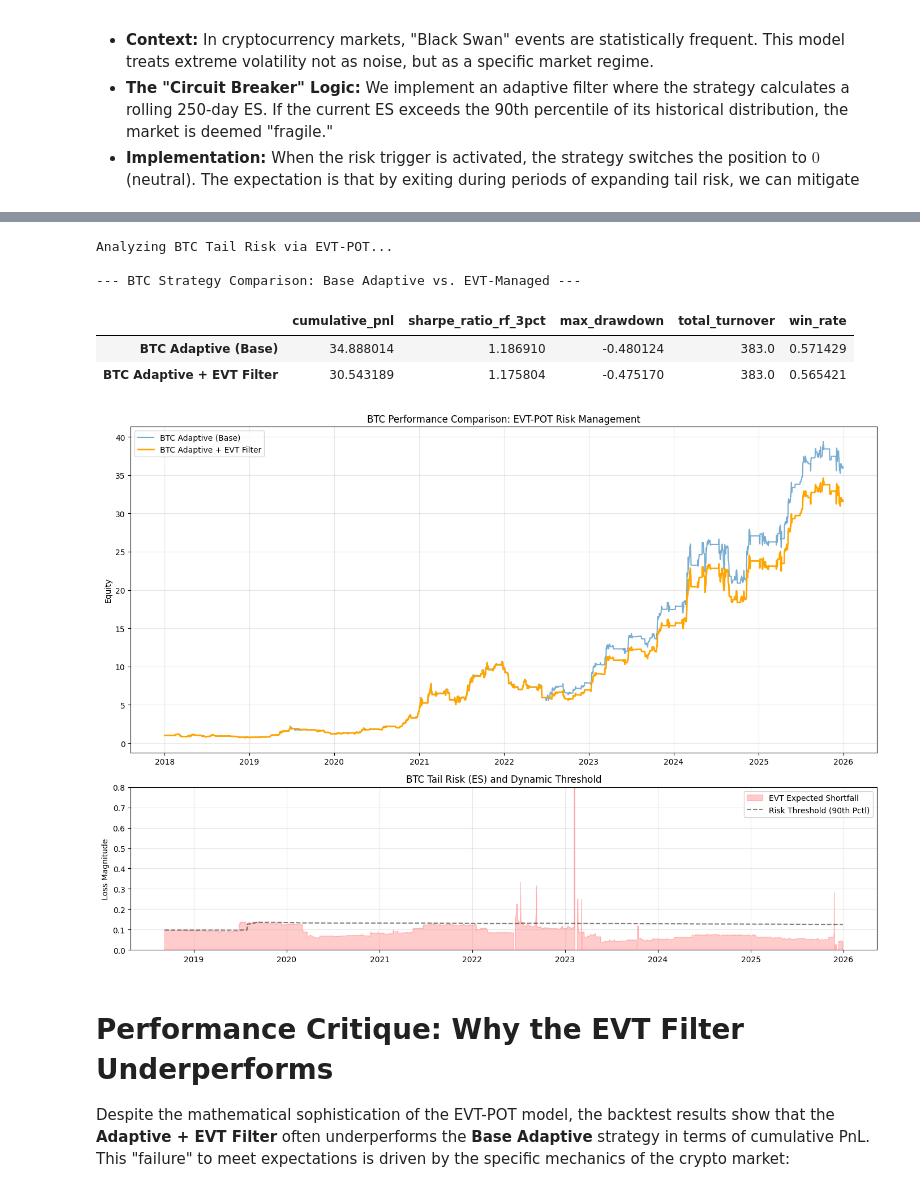
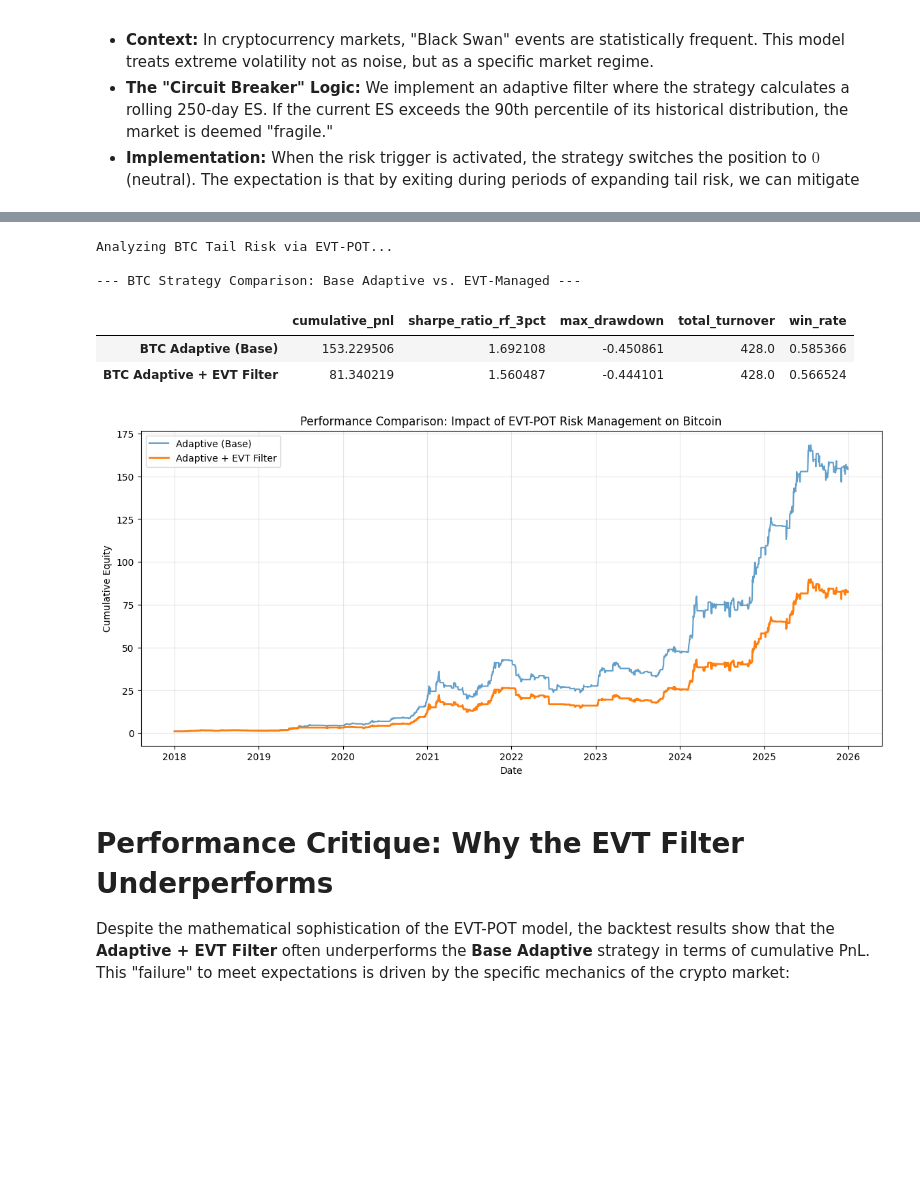
Before and after one commit to yizhouhang/dse4211_crypto_portfolio, a Jupyter notebook: Adaptive/trend_strength_filter_adpative_with_combined_filter_comparison_and_EVT_analysis.ipynb, the cells around one changed output, grey strips where cells are left out. Saved outputs shown, nothing was run; the diff lists cells and outputs as text; code cells hidden in the pictures; blank space fills up the shorter version.

```diff
--- a/Adaptive/trend_strength_filter_adpative_with_combined_filter_comparison_and_EVT_analysis.ipynb
+++ b/Adaptive/trend_strength_filter_adpative_with_combined_filter_comparison_and_EVT_analysis.ipynb
@@ -163,8 +163,8 @@ $$
 # =========================
 
 # Parameters
-L = 30
-threshold = 0.1
+L = 20
+threshold = 0.2
 
 # ---------- ETH ----------
 eth_combined['trend_strength'] = (
@@ -1465,33 +1460,22 @@ Analyzing BTC Tail Risk via EVT-POT...
 
 --- BTC Strategy Comparison: Base Adaptive vs. EVT-Managed ---
 |  | cumulative_pnl | sharpe_ratio_rf_3pct | max_drawdown | total_turnover | win_rate |
-| BTC Adaptive (Base) | 34.888014 | 1.186910 | -0.480124 | 383.0 | 0.571429 |
-| BTC Adaptive + EVT Filter | 30.543189 | 1.175804 | -0.475170 | 383.0 | 0.565421 |
+| BTC Adaptive (Base) | 153.229506 | 1.692108 | -0.450861 | 428.0 | 0.585366 |
+| BTC Adaptive + EVT Filter | 81.340219 | 1.560487 | -0.444101 | 428.0 | 0.566524 |
 # %%
 # 6. Visualizations
-fig, (ax1, ax2) = plt.subplots(2, 1, figsize=(14, 10), gridspec_kw={'height_ratios': [2, 1]})
-
-# Equity Curve Plot
-ax1.plot(btc_daily_eval['date'], btc_daily_eval['equity_curve'], label='BTC Adaptive (Base)', alpha=0.6)
-ax1.plot(btc_evt_eval['date'], btc_evt_eval['equity_curve'], label='BTC Adaptive + EVT Filter', linewidth=2, color='orange')
-ax1.set_title("BTC Performance Comparison: EVT-POT Risk Management")
-ax1.set_ylabel("Equity")
-ax1.legend()
-ax1.grid(True, alpha=0.3)
-
-# Tail Risk & Filter Activation Plot
-ax2.fill_between(btc_evt_input['date'], btc_evt_input['evt_es'], color='red', alpha=0.2, label='EVT Expected Shortfall')
-
-ax2.set_ylim(0, 0.8)
-ax2.set_title("BTC Tail Risk (ES) and Dynamic Threshold")
-ax2.set_ylabel("Loss Magnitude")
-ax2.legend()
-ax2.grid(True, alpha=0.3)
-
-plt.tight_layout()
+# Plot Equity Curves
+plt.figure(figsize=(14, 6))
+plt.plot(btc_daily_eval['date'], btc_daily_eval['equity_curve'], label='Adaptive (Base)', alpha=0.7)
+plt.plot(btc_evt_eval['date'], btc_evt_eval['equity_curve'], label='Adaptive + EVT Filter', linewidth=2)
+plt.title("Performance Comparison: Impact of EVT-POT Risk Management on Bitcoin")
+plt.xlabel("Date")
+plt.ylabel("Cumulative Equity")
+plt.legend()
+plt.grid(True, alpha=0.3)
 plt.show()
 # %% [output]
-[figure, old version]
+[figure, new version]
 # %% [markdown]
 #  Performance Critique: Why the EVT Filter Underperforms
 
```
Also changed, not shown: parts of 24 cells of this notebook, 1 other file.
